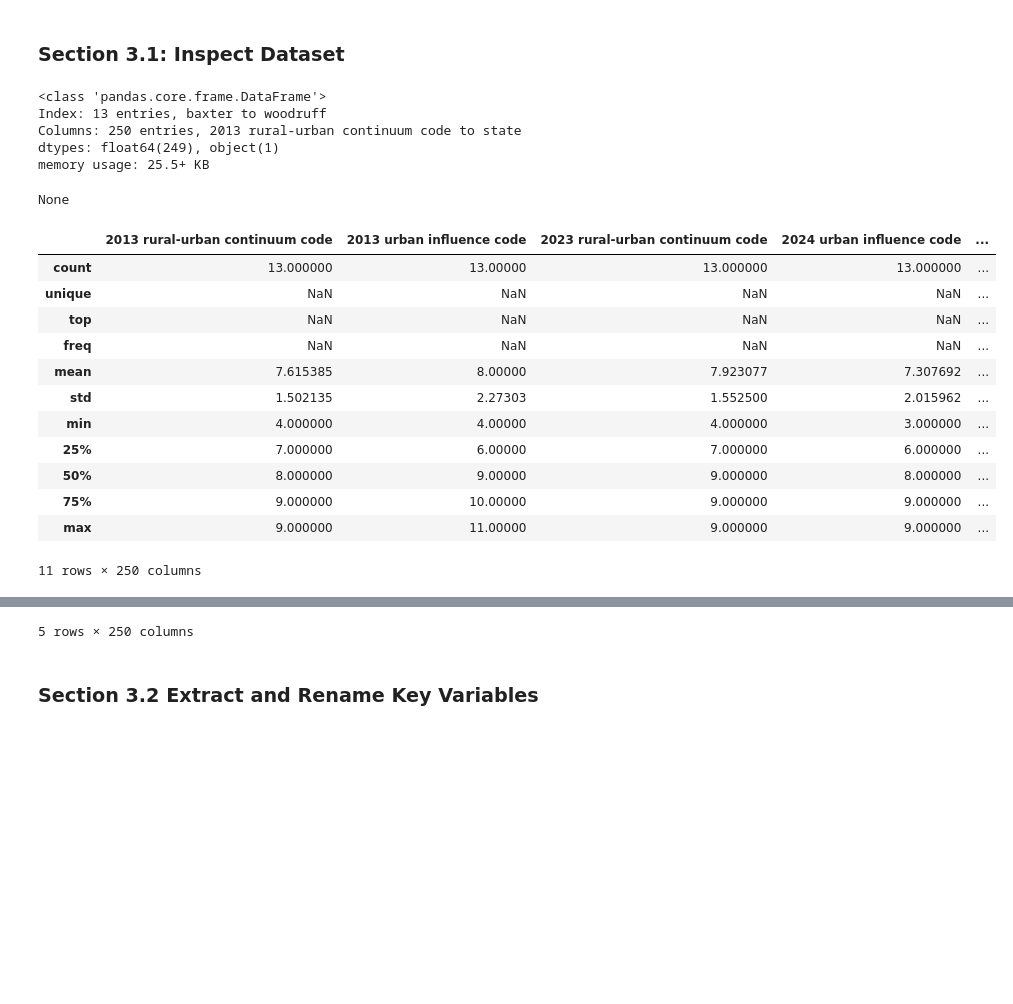
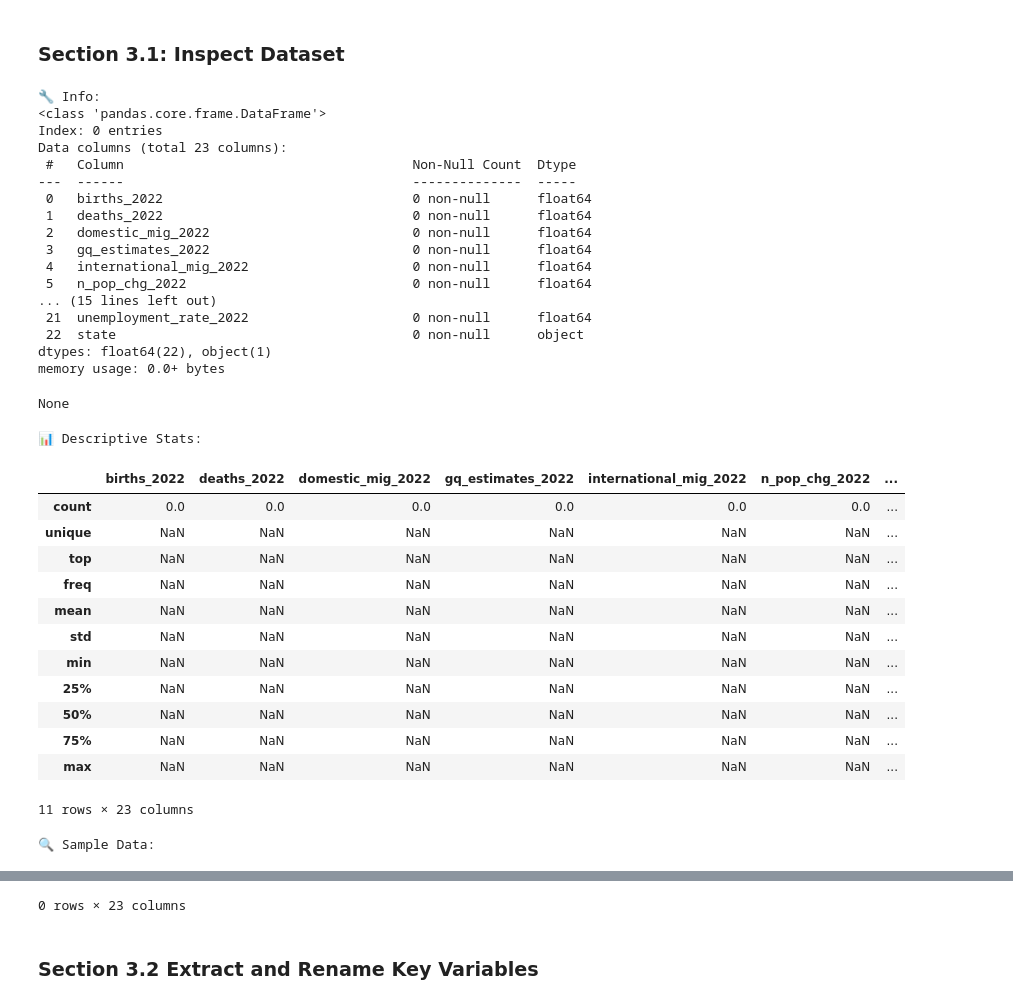
Before and after one commit to JBtallgrass/Ballard-Capstone-proj, a Jupyter notebook: capstone_analytics.ipynb, the cells around one changed output, grey strips where cells are left out. Cells and saved outputs as stored; diff of their text form; code cells hidden in the pictures; blank space fills up the shorter version.

Commit message:
dataset cleaning

```diff
--- a/capstone_analytics.ipynb
+++ b/capstone_analytics.ipynb
@@ -94,6 +140,9 @@ for key, filename in complete_files.items():
         df['county'] = df['county'].str.strip().str.lower()
         df['attribute'] = df['attribute'].str.strip().str.lower()
 
+        # 🔎 Only keep rows for 2022
+        df = df[df['attribute'].str.contains("2022", na=False)]
+
         if key == 'edu':
             state_lookup = df[['county', 'state']].drop_duplicates().copy()
             state_lookup['county'] = state_lookup['county'].str.strip().str.lower()
@@ -101,12 +150,12 @@ for key, filename in complete_files.items():
 
         log_duplicate_attributes(df, key)
         complete_data[key] = df
-        logging.info(f"✅ Loaded and cleaned {filename}")
+        logging.info(f"✅ Loaded and filtered 2022 rows from {filename}")
 
     except Exception as e:
         logging.error(f"❌ Failed to load {filename}: {e}")
 
-# Pivot and merge
+# Pivot and merge only 2022 data
 edu_wide = complete_data['edu'].pivot_table(index='county', columns='attribute', values='value', aggfunc='first')
 pop_wide = complete_data['pop'].pivot_table(index='county', columns='attribute', values='value', aggfunc='first')
 poverty_wide = complete_data['poverty'].pivot_table(index='county', columns='attribute', values='value', aggfunc='first')
@@ -119,6 +168,6 @@ df_full = df_full.reset_index().merge(state_lookup, on='county', how='left')
 df_full['state'] = df_full['state'].str.upper()
 df_full.set_index('county', inplace=True)
 
-logging.info(f"✅ Final dataset shape: {df_full.shape}")
+logging.info(f"✅ Final dataset shape (2022 only): {df_full.shape}")
 df_full.to_csv(output_dir / "us_county_merged.csv")
 # %% [output]
@@ -162,27 +249,46 @@ logging.info(f"🔍 Starting EDA on NCA dataset: {df.shape[0]} counties, {df.sha
 # %% [markdown]
 ### Section 3.1: Inspect Dataset
 # %%
-# Inspect structure
+# 🧠 Full dataset overview
+print("🔧 Info:")
 display(df.info())
-display(df.describe(include='all',))
+
+print("\n📊 Descriptive Stats:")
+display(df.describe(include='all'))
+
+print("\n🔍 Sample Data:")
 display(df.head())
 # %% [output]
+🔧 Info:
 <class 'pandas.core.frame.DataFrame'>
-Index: 13 entries, baxter to woodruff
-Columns: 250 entries, 2013 rural-urban continuum code to state
-dtypes: float64(249), object(1)
-memory usage: 25.5+ KB
+Index: 0 entries
+Data columns (total 23 columns):
+ #   Column                                     Non-Null Count  Dtype
+---  ------                                     --------------  -----
+ 0   births_2022                                0 non-null      float64
+ 1   deaths_2022                                0 non-null      float64
+ 2   domestic_mig_2022                          0 non-null      float64
+ 3   gq_estimates_2022                          0 non-null      float64
+ 4   international_mig_2022                     0 non-null      float64
+ 5   n_pop_chg_2022                             0 non-null      float64
+... (15 lines left out)
+ 21  unemployment_rate_2022                     0 non-null      float64
+ 22  state                                      0 non-null      object
+dtypes: float64(22), object(1)
+memory usage: 0.0+ bytes
 None
+📊 Descriptive Stats:
-|  | 2013 rural-urban continuum code | 2013 urban influence code | 2023 rural-urban continuum code | 2024 urban influence code | ... |
-| count | 13.000000 | 13.00000 | 13.000000 | 13.000000 | ... |
-| unique | NaN | NaN | NaN | NaN | ... |
-| top | NaN | NaN | NaN | NaN | ... |
-| freq | NaN | NaN | NaN | NaN | ... |
-| mean | 7.615385 | 8.00000 | 7.923077 | 7.307692 | ... |
-| std | 1.502135 | 2.27303 | 1.552500 | 2.015962 | ... |
-| min | 4.000000 | 4.00000 | 4.000000 | 3.000000 | ... |
-| 25% | 7.000000 | 6.00000 | 7.000000 | 6.000000 | ... |
-| 50% | 8.000000 | 9.00000 | 9.000000 | 8.000000 | ... |
-| 75% | 9.000000 | 10.00000 | 9.000000 | 9.000000 | ... |
-| max | 9.000000 | 11.00000 | 9.000000 | 9.000000 | ... |
+|  | births_2022 | deaths_2022 | domestic_mig_2022 | gq_estimates_2022 | international_mig_2022 | n_pop_chg_2022 | ... |
+| count | 0.0 | 0.0 | 0.0 | 0.0 | 0.0 | 0.0 | ... |
+| unique | NaN | NaN | NaN | NaN | NaN | NaN | ... |
+| top | NaN | NaN | NaN | NaN | NaN | NaN | ... |
+| freq | NaN | NaN | NaN | NaN | NaN | NaN | ... |
+| mean | NaN | NaN | NaN | NaN | NaN | NaN | ... |
+| std | NaN | NaN | NaN | NaN | NaN | NaN | ... |
+| min | NaN | NaN | NaN | NaN | NaN | NaN | ... |
+| 25% | NaN | NaN | NaN | NaN | NaN | NaN | ... |
+| 50% | NaN | NaN | NaN | NaN | NaN | NaN | ... |
+| 75% | NaN | NaN | NaN | NaN | NaN | NaN | ... |
+| max | NaN | NaN | NaN | NaN | NaN | NaN | ... |
-11 rows × 250 columns
+11 rows × 23 columns
+🔍 Sample Data:
@@ -196,4 +297,4 @@ None
-5 rows × 250 columns
+0 rows × 23 columns
 # %% [markdown]
 ### Section 3.2 Extract and Rename Key Variables
 # %%
```
Also changed, not shown: parts of 10 cells of this notebook, 7 other files.
